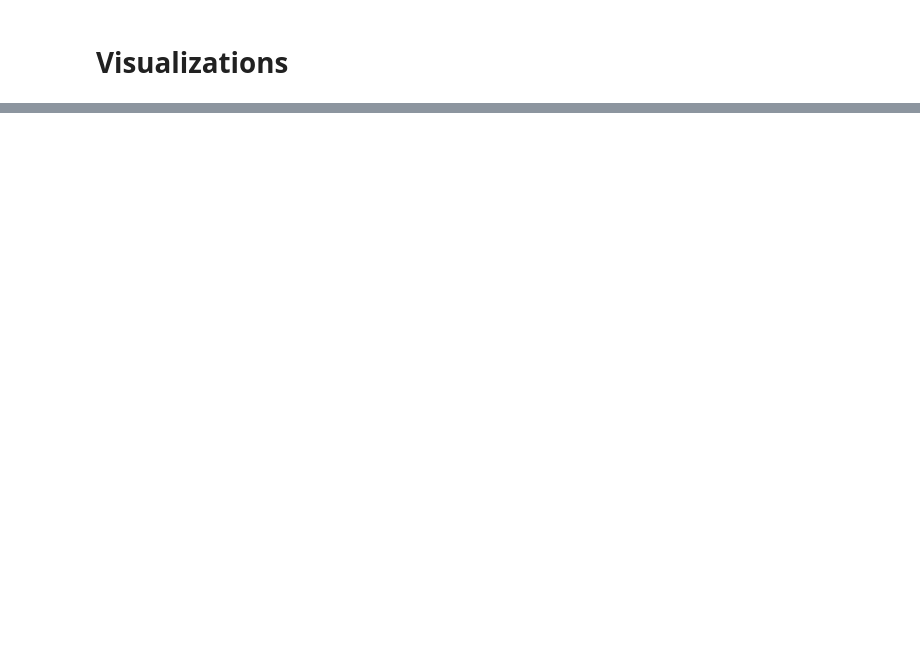
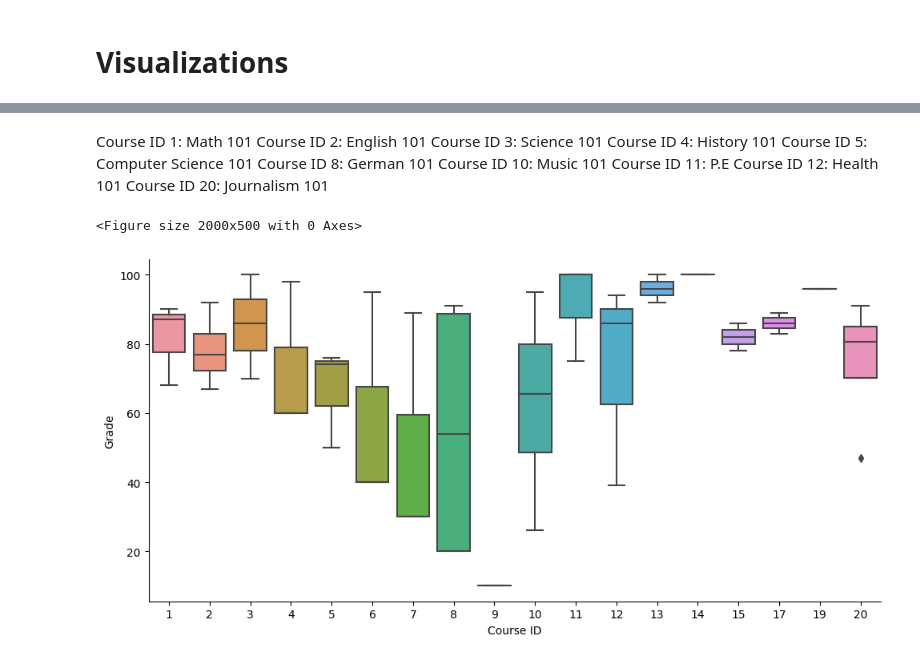
Before and after one commit to newdevon/Data-Pipeline, a Jupyter notebook: data-cleaning.ipynb, the cells around one changed output, grey strips where cells are left out. Saved outputs shown, nothing was run; the diff lists cells and outputs as text; code cells hidden in the pictures; blank space fills up the shorter version.

```diff
--- a/data-cleaning.ipynb
+++ b/data-cleaning.ipynb
@@ -253,0 +103,19 @@ teacherdf.to_csv('clean-csv-files/teacherdf_clean.csv')
+# %% [markdown]
+Course ID 1: Math 101
+Course ID 2: English 101
+Course ID 3: Science 101
+Course ID 4: History 101
+Course ID 5: Computer Science 101
+Course ID 8: German 101
+Course ID 10: Music 101
+Course ID 11: P.E
+Course ID 12: Health 101
+Course ID 20: Journalism 101
+# %%
+#TITLE NEEDED
+plt.figure(figsize=(20,5))
+sns.catplot(data=gradesdf, x="Course ID", y="Grade", kind="box", height=5, aspect=2)
+plt.show()
+# %% [output]
+<Figure size 2000x500 with 0 Axes>
+[figure, added]
```
Also changed, not shown: parts of 14 cells of this notebook, 2 other files.
